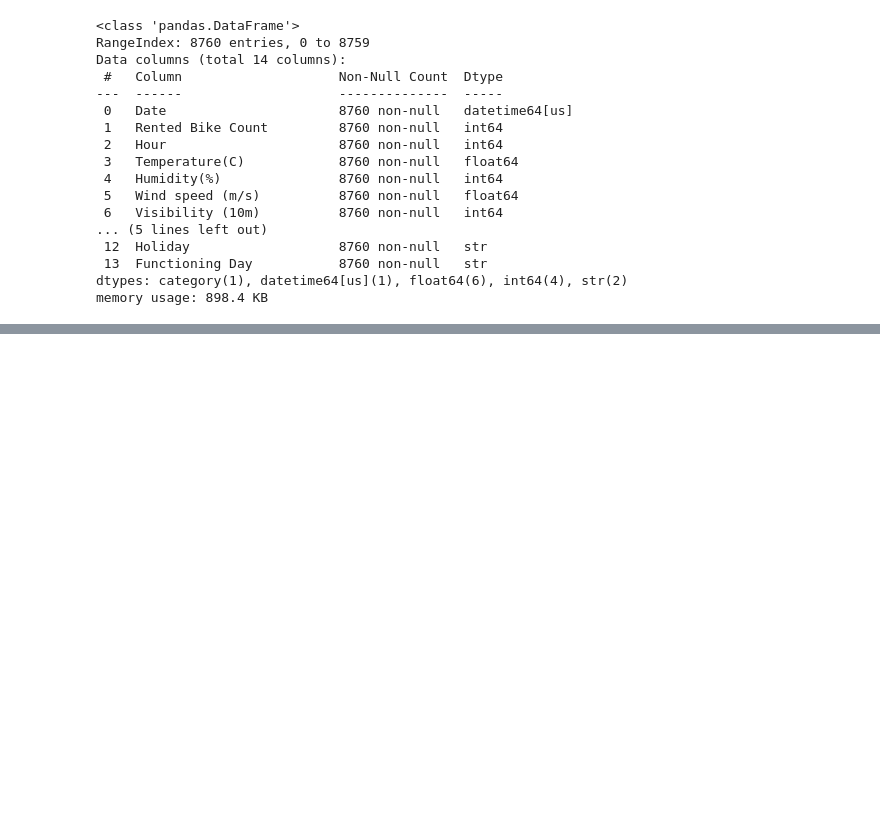
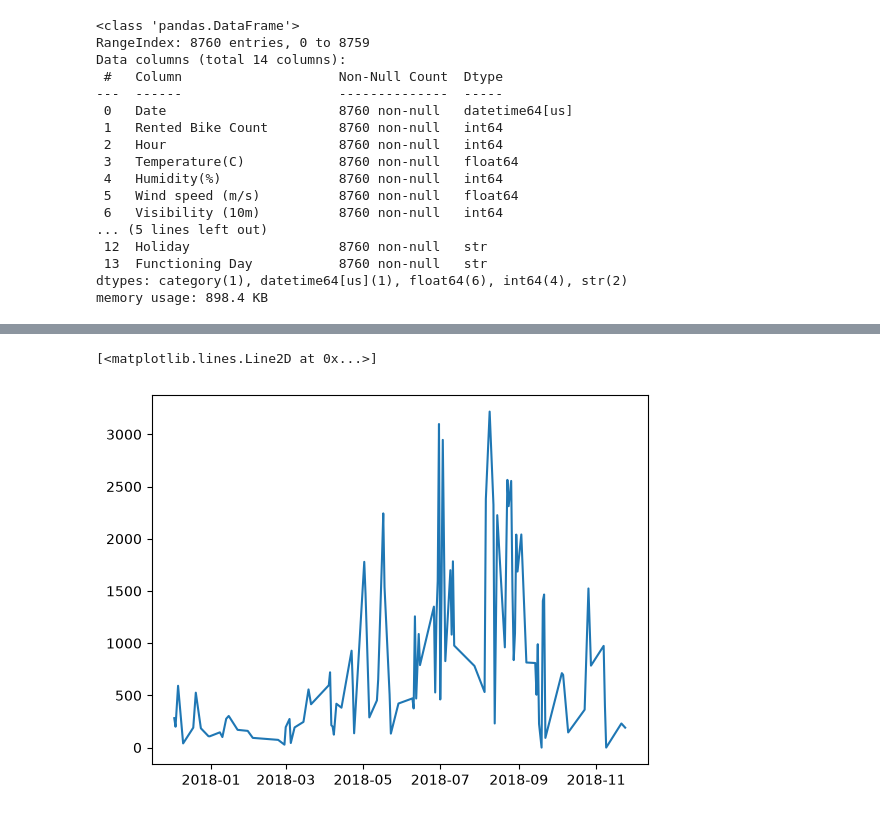
Before and after one commit to AndresDAM2526/SIA, a Jupyter notebook: EDA_Seoul_Bikes.ipynb, the cells around one changed output, grey strips where cells are left out. Drawn from its saved outputs; the diff is of its cells as text; code cells hidden in the pictures; blank space fills up the shorter version.

```diff
--- a/EDA_Seoul_Bikes.ipynb
+++ b/EDA_Seoul_Bikes.ipynb
@@ -117,0 +108,8 @@ ValueError: incomplete format
+# %%
+rainy_days = seoul_bikes.query('`Rainfall(mm)` != 0.0')
+rainy_days_rented_bikes=rainy_days.groupby('Date')['Rented Bike Count'].sum()
+fig,ax=plt.subplots()
+ax.plot(rainy_days_rented_bikes.index,rainy_days_rented_bikes)
+# %% [output]
+[<matplotlib.lines.Line2D at 0x...>]
+[figure, added]
```
Also changed, not shown: parts of 3 cells of this notebook.
